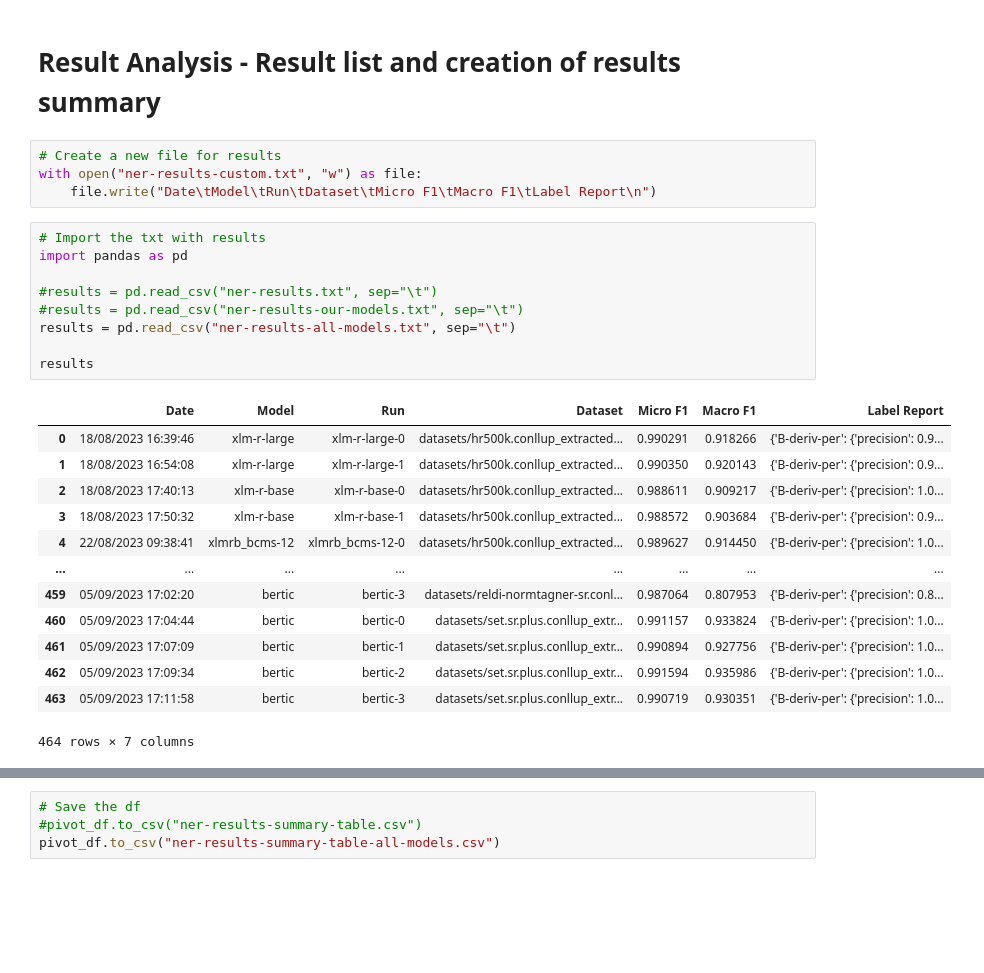
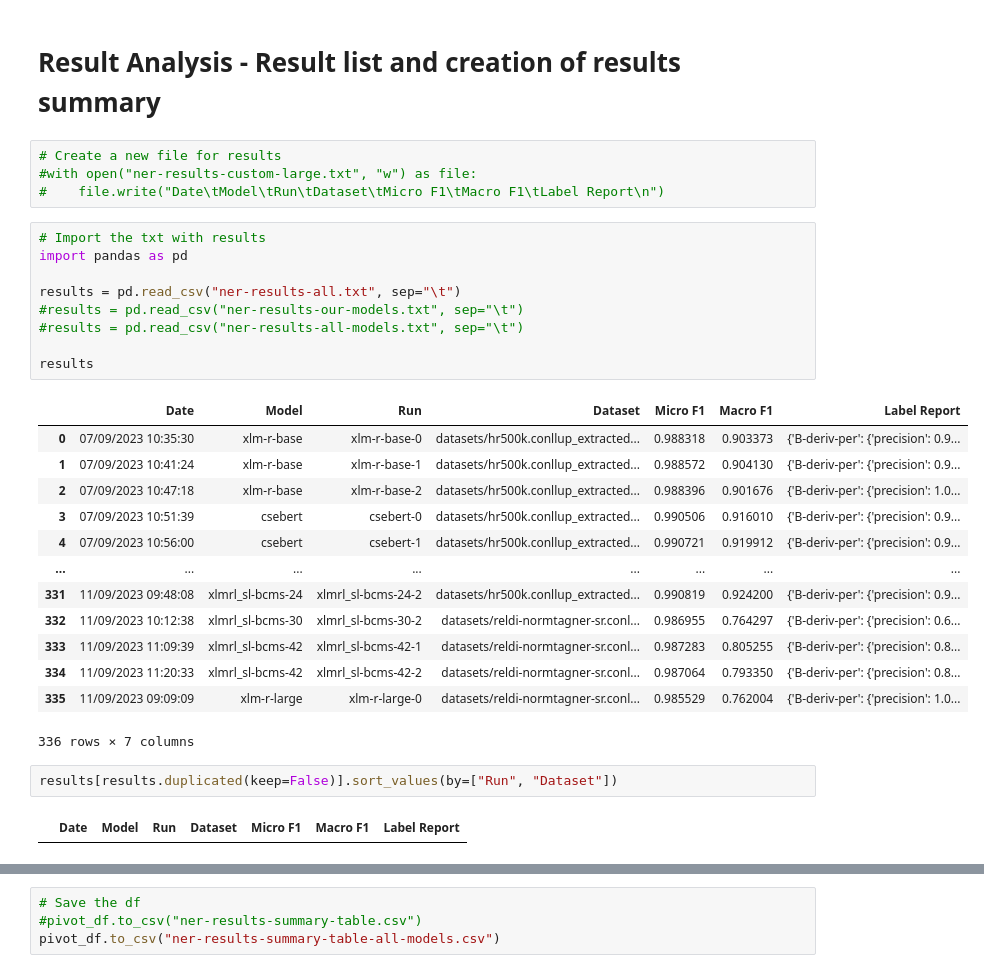
Before and after one commit to TajaKuzman/NER-recognition, a Jupyter notebook: ner-classification.ipynb, the cells around one changed output, grey strips where cells are left out. Cells and saved outputs as stored; diff of their text form; blank space fills up the shorter version.

```diff
--- a/ner-classification.ipynb
+++ b/ner-classification.ipynb
@@ -118,29 +118,33 @@ torch.save(optimizer_state, "model/checkpoint-48000/training_args.bin")
 # Result Analysis - Result list and creation of results summary
 # %%
 # Create a new file for results
-with open("ner-results-custom.txt", "w") as file:
-    file.write("Date\tModel\tRun\tDataset\tMicro F1\tMacro F1\tLabel Report\n")
+#with open("ner-results-custom-large.txt", "w") as file:
+#    file.write("Date\tModel\tRun\tDataset\tMicro F1\tMacro F1\tLabel Report\n")
 # %%
 # Import the txt with results
 import pandas as pd
 
-#results = pd.read_csv("ner-results.txt", sep="\t")
+results = pd.read_csv("ner-results-all.txt", sep="\t")
 #results = pd.read_csv("ner-results-our-models.txt", sep="\t")
-results = pd.read_csv("ner-results-all-models.txt", sep="\t")
+#results = pd.read_csv("ner-results-all-models.txt", sep="\t")
 
 results
 # %% [output]
 |  | Date | Model | Run | Dataset | Micro F1 | Macro F1 | Label Report |
-| 0 | 18/08/2023 16:39:46 | xlm-r-large | xlm-r-large-0 | datasets/hr500k.conllup_extracted... | 0.990291 | 0.918266 | {'B-deriv-per': {'precision': 0.9... |
-| 1 | 18/08/2023 16:54:08 | xlm-r-large | xlm-r-large-1 | datasets/hr500k.conllup_extracted... | 0.990350 | 0.920143 | {'B-deriv-per': {'precision': 0.9... |
-| 2 | 18/08/2023 17:40:13 | xlm-r-base | xlm-r-base-0 | datasets/hr500k.conllup_extracted... | 0.988611 | 0.909217 | {'B-deriv-per': {'precision': 1.0... |
-| 3 | 18/08/2023 17:50:32 | xlm-r-base | xlm-r-base-1 | datasets/hr500k.conllup_extracted... | 0.988572 | 0.903684 | {'B-deriv-per': {'precision': 0.9... |
-| 4 | 22/08/2023 09:38:41 | xlmrb_bcms-12 | xlmrb_bcms-12-0 | datasets/hr500k.conllup_extracted... | 0.989627 | 0.914450 | {'B-deriv-per': {'precision': 1.0... |
+| 0 | 07/09/2023 10:35:30 | xlm-r-base | xlm-r-base-0 | datasets/hr500k.conllup_extracted... | 0.988318 | 0.903373 | {'B-deriv-per': {'precision': 0.9... |
+| 1 | 07/09/2023 10:41:24 | xlm-r-base | xlm-r-base-1 | datasets/hr500k.conllup_extracted... | 0.988572 | 0.904130 | {'B-deriv-per': {'precision': 0.9... |
+| 2 | 07/09/2023 10:47:18 | xlm-r-base | xlm-r-base-2 | datasets/hr500k.conllup_extracted... | 0.988396 | 0.901676 | {'B-deriv-per': {'precision': 1.0... |
+| 3 | 07/09/2023 10:51:39 | csebert | csebert-0 | datasets/hr500k.conllup_extracted... | 0.990506 | 0.916010 | {'B-deriv-per': {'precision': 0.9... |
+| 4 | 07/09/2023 10:56:00 | csebert | csebert-1 | datasets/hr500k.conllup_extracted... | 0.990721 | 0.919912 | {'B-deriv-per': {'precision': 0.9... |
 | ... | ... | ... | ... | ... | ... | ... | ... |
-| 459 | 05/09/2023 17:02:20 | bertic | bertic-3 | datasets/reldi-normtagner-sr.conl... | 0.987064 | 0.807953 | {'B-deriv-per': {'precision': 0.8... |
-| 460 | 05/09/2023 17:04:44 | bertic | bertic-0 | datasets/set.sr.plus.conllup_extr... | 0.991157 | 0.933824 | {'B-deriv-per': {'precision': 1.0... |
-| 461 | 05/09/2023 17:07:09 | bertic | bertic-1 | datasets/set.sr.plus.conllup_extr... | 0.990894 | 0.927756 | {'B-deriv-per': {'precision': 1.0... |
-| 462 | 05/09/2023 17:09:34 | bertic | bertic-2 | datasets/set.sr.plus.conllup_extr... | 0.991594 | 0.935986 | {'B-deriv-per': {'precision': 1.0... |
-| 463 | 05/09/2023 17:11:58 | bertic | bertic-3 | datasets/set.sr.plus.conllup_extr... | 0.990719 | 0.930351 | {'B-deriv-per': {'precision': 1.0... |
+| 331 | 11/09/2023 09:48:08 | xlmrl_sl-bcms-24 | xlmrl_sl-bcms-24-2 | datasets/hr500k.conllup_extracted... | 0.990819 | 0.924200 | {'B-deriv-per': {'precision': 0.9... |
+| 332 | 11/09/2023 10:12:38 | xlmrl_sl-bcms-30 | xlmrl_sl-bcms-30-2 | datasets/reldi-normtagner-sr.conl... | 0.986955 | 0.764297 | {'B-deriv-per': {'precision': 0.6... |
+| 333 | 11/09/2023 11:09:39 | xlmrl_sl-bcms-42 | xlmrl_sl-bcms-42-1 | datasets/reldi-normtagner-sr.conl... | 0.987283 | 0.805255 | {'B-deriv-per': {'precision': 0.8... |
+| 334 | 11/09/2023 11:20:33 | xlmrl_sl-bcms-42 | xlmrl_sl-bcms-42-2 | datasets/reldi-normtagner-sr.conl... | 0.987064 | 0.793350 | {'B-deriv-per': {'precision': 0.8... |
+| 335 | 11/09/2023 09:09:09 | xlm-r-large | xlm-r-large-0 | datasets/reldi-normtagner-sr.conl... | 0.985529 | 0.762004 | {'B-deriv-per': {'precision': 1.0... |
-464 rows × 7 columns
+336 rows × 7 columns
+# %%
+results[results.duplicated(keep=False)].sort_values(by=["Run", "Dataset"])
+# %% [output]
+|  | Date | Model | Run | Dataset | Micro F1 | Macro F1 | Label Report |
 # %%
```
Also changed, not shown: parts of 8 cells of this notebook, 29 other files.
